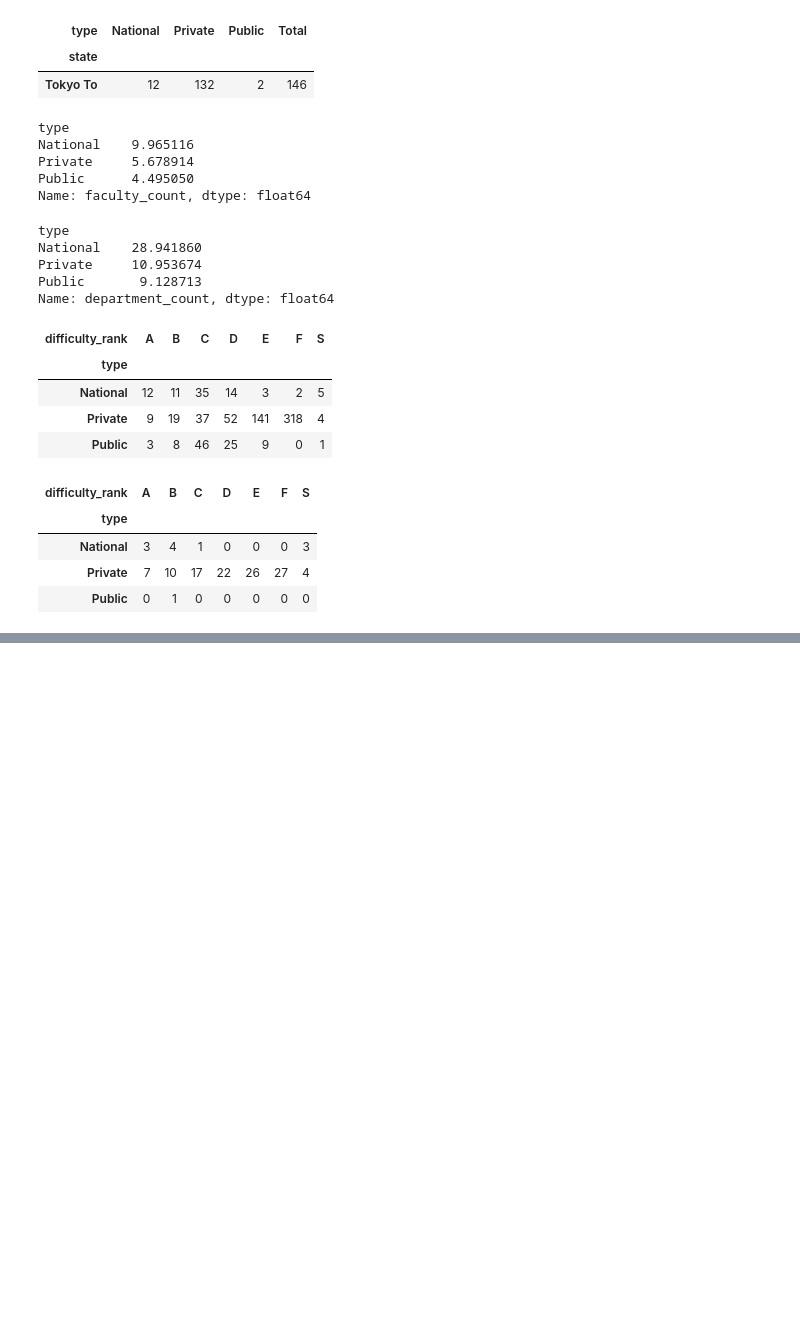
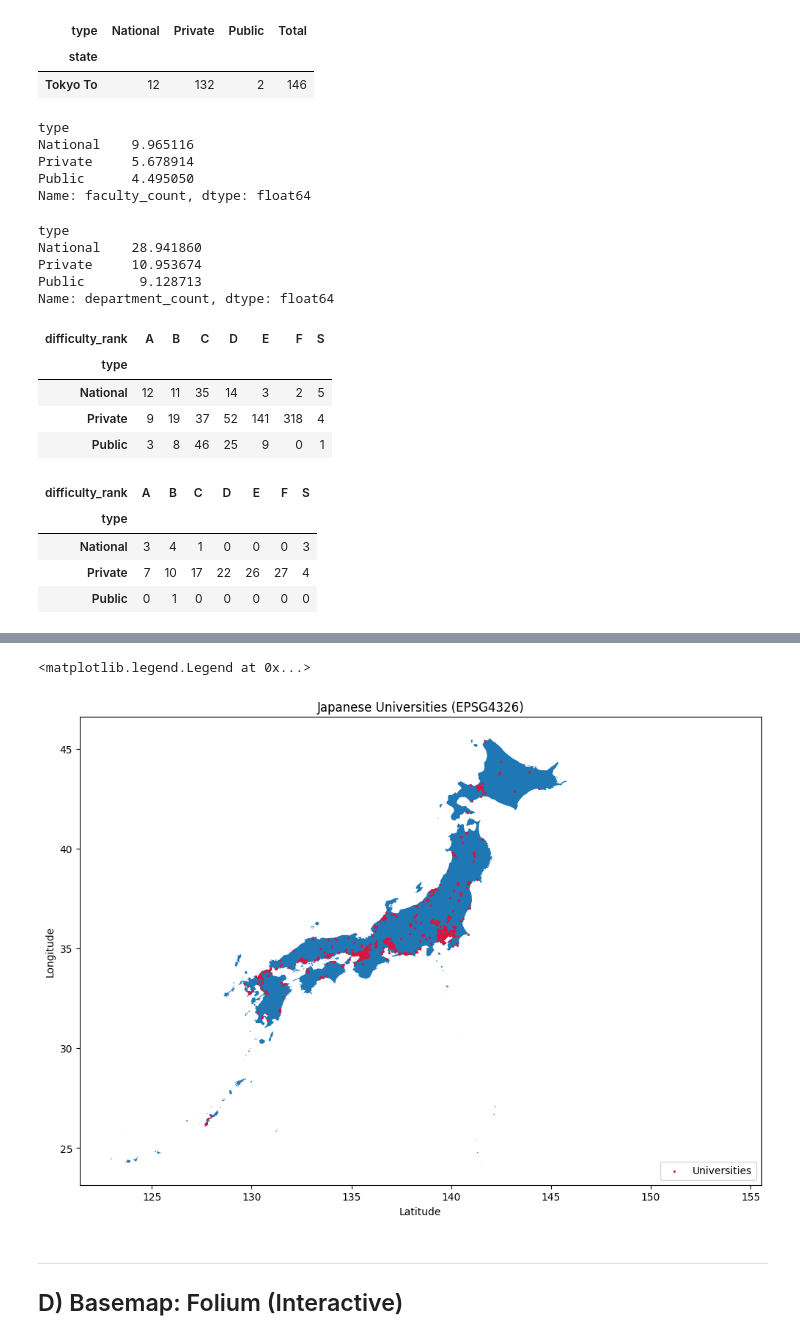
Before and after one commit to likrentai/GSPracticeFiles, a Jupyter notebook: GSDAP2-1.ipynb, the cells around one changed output, grey strips where cells are left out. Saved outputs shown, nothing was run; the diff lists cells and outputs as text; code cells hidden in the pictures; blank space fills up the shorter version.

```diff
--- a/GSDAP2-1.ipynb
+++ b/GSDAP2-1.ipynb
@@ -222,0 +224,3 @@ DriverIOError: Failed to create file /Python for Solbridge Teaching/GS Localdata
+# %%
+ne = gpd.read_file('/IT Training/DatasetsForLearning/GSDA/ne_10m_admin_0_sovereignty.shp')
+ne.head(1)
@@ -222,0 +231,4 @@ DriverIOError: Failed to create file /Python for Solbridge Teaching/GS Localdata
+# %%
+# Data selection: JAPAN ONLY
+jp = ne[ne["SOV_A3"] == "JPN"]
+jp
@@ -222,0 +239,15 @@ DriverIOError: Failed to create file /Python for Solbridge Teaching/GS Localdata
+# %%
+# Overlay EPSG4326: Base map + Coordinates data
+fig, ax = plt.subplots(figsize=(12,10))
+jp.plot(ax=ax)
+gdf.plot(ax=ax, color='crimson', marker='x', markersize=2, label='Universities')
+plt.title('Japanese Universities (EPSG4326)')
+plt.xlabel('Latitude')
+plt.ylabel('Longitude')
+plt.legend(loc=4)
+# %% [output]
+<matplotlib.legend.Legend at 0x...>
+[figure, added]
+# %% [markdown]
+___
+## D) Basemap: Folium (Interactive)
```
Also changed, not shown: parts of 19 cells of this notebook, 1 other file.
